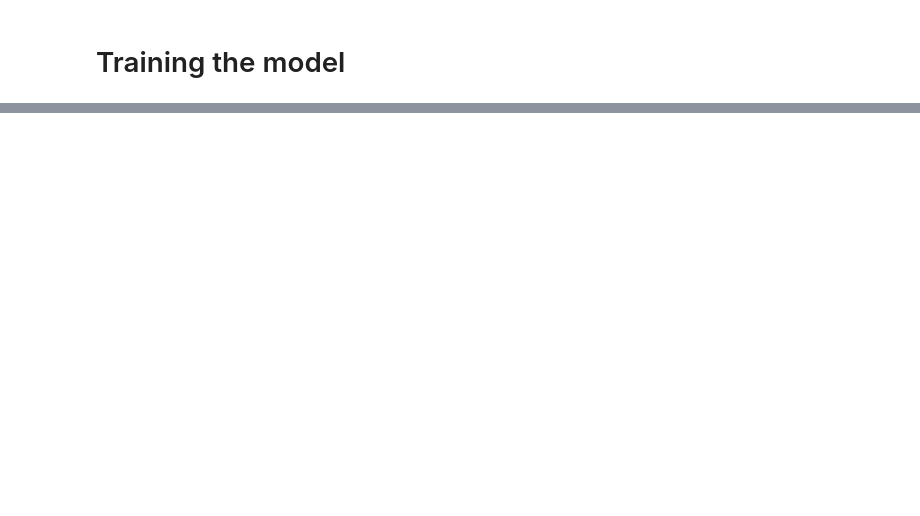
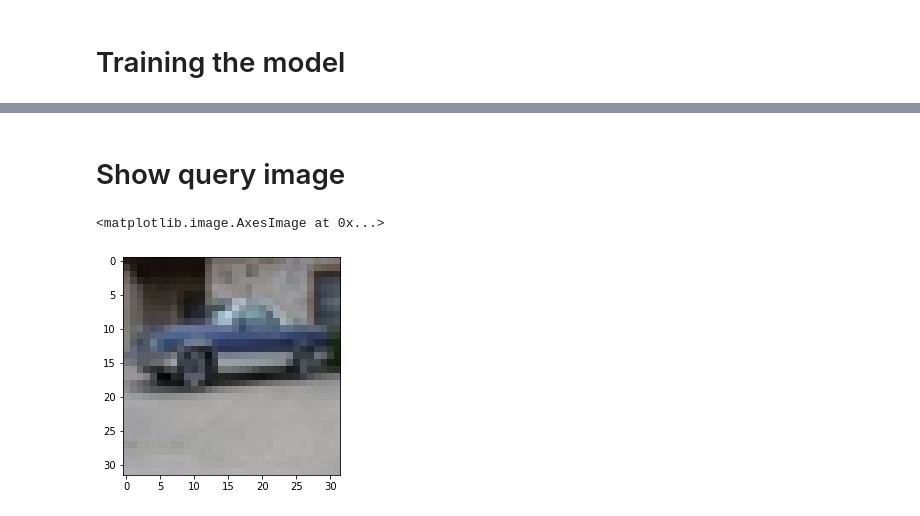
Before and after one commit to adnaneaabbar/reverse-image-search-engine, a Jupyter notebook: search-engine.ipynb, the cells around one changed output, grey strips where cells are left out. Saved outputs shown, nothing was run; the diff lists cells and outputs as text; code cells hidden in the pictures; blank space fills up the shorter version.

```diff
--- a/search-engine.ipynb
+++ b/search-engine.ipynb
@@ -323,7 +326,7 @@ def train(model,
 # %% [markdown]
 # Hyperparameters
 # %%
-epochs = 20
+epochs = 10
 batch_size = 128
 learning_rate = 0.001
 dropout_probs = 0.6
@@ -344,0 +496,4 @@ train(model, epochs, dropout_probs, batch_size, data, 'checkpoints')
+# %%
+model = ImageSearchModel(learning_rate, image_size)
+# %%
+create_training_set_vectors_with_colors(model, x_train, y_train, batch_size, 'checkpoints/model_epoch_3.ckpt', image_size)
@@ -344,0 +639,2 @@ train(model, epochs, dropout_probs, batch_size, data, 'checkpoints')
+# %%
+test_image = 'dataset/train/10000_automobile.png'
@@ -344,0 +643,7 @@ train(model, epochs, dropout_probs, batch_size, data, 'checkpoints')
+# %% [markdown]
+# Show query image
+# %%
+plt.imshow(image_loader(test_image, image_size))
+# %% [output]
+<matplotlib.image.AxesImage at 0x...>
+[figure, added]
```
Also changed, not shown: parts of 26 cells of this notebook, 1 other file.
